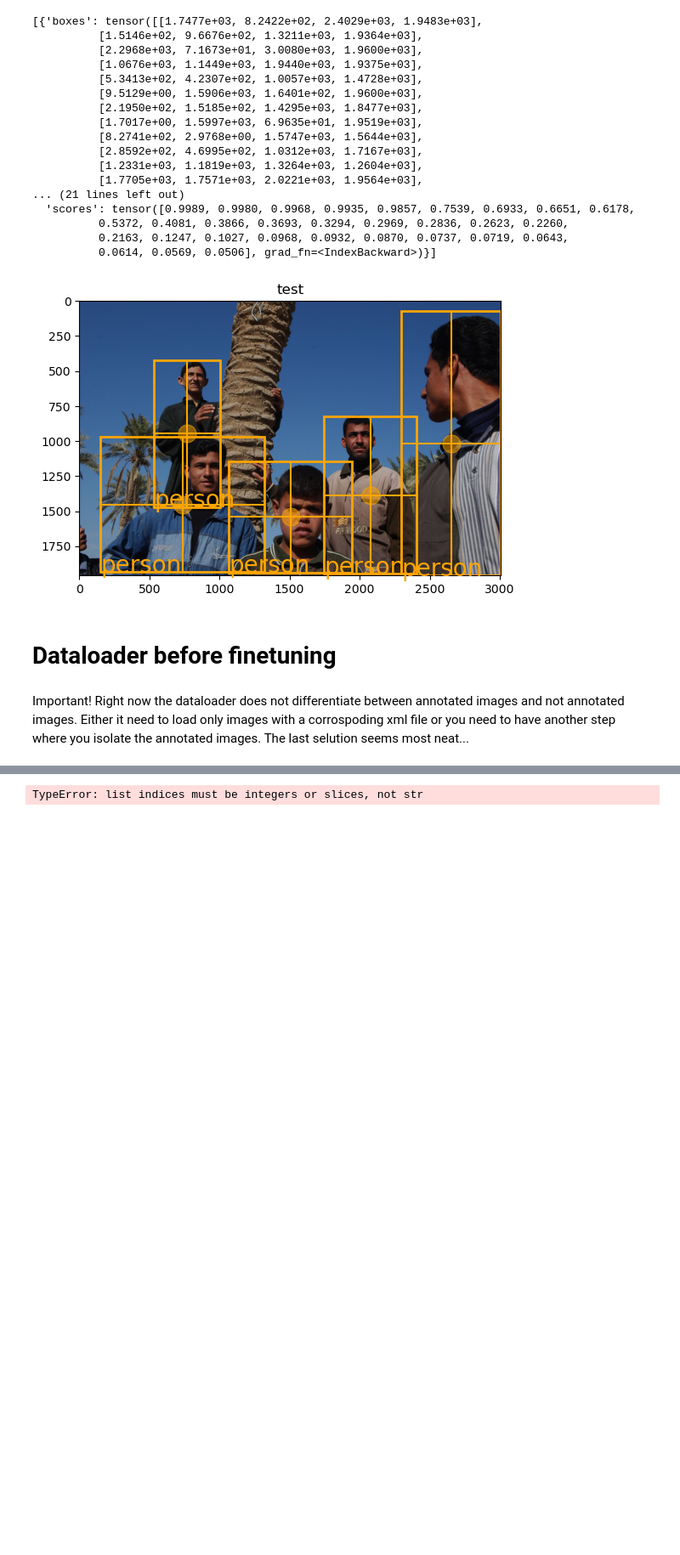
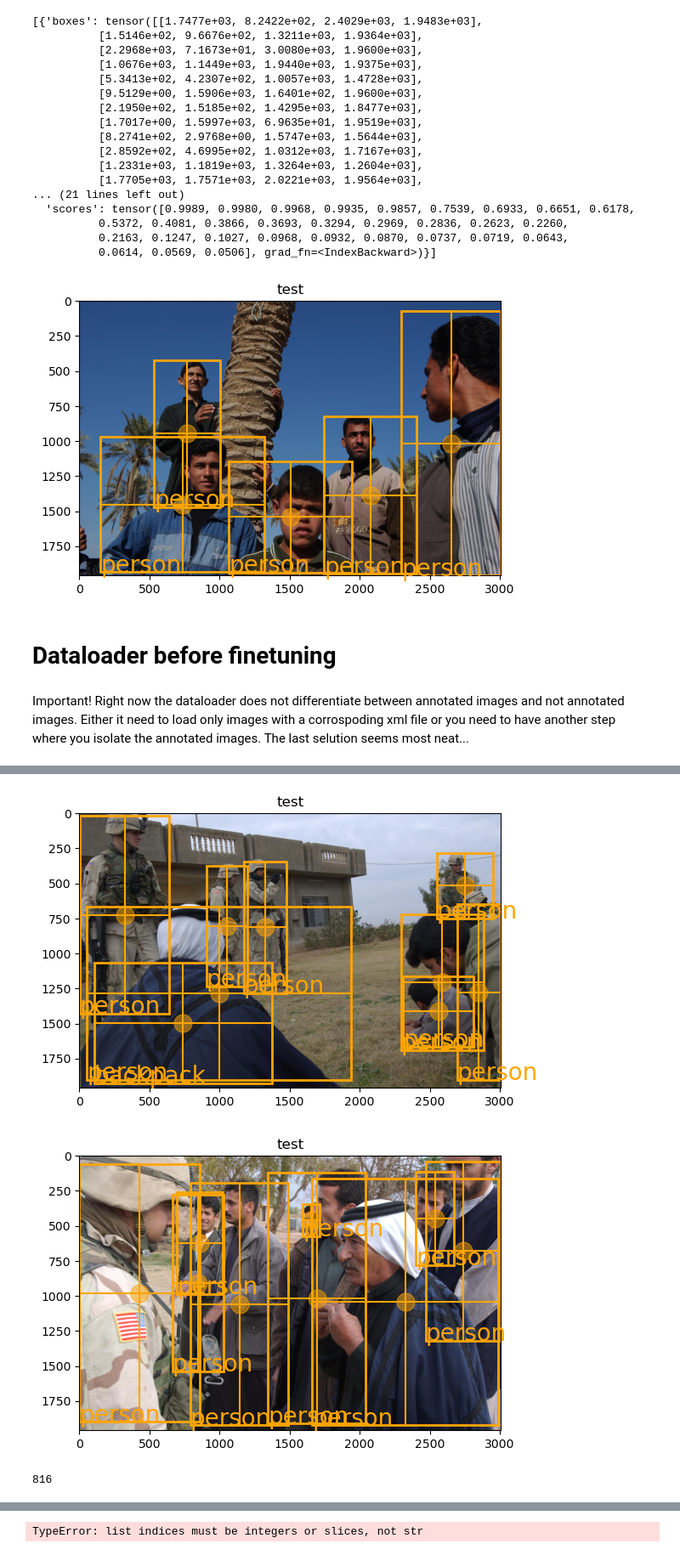
Before and after one commit to Polichinel/jeppes_images_test, a Jupyter notebook: RCNN_test.ipynb, the cells around one changed output, grey strips where cells are left out. Shown at 85% size. Drawn from its saved outputs; the diff is of its cells as text; code cells hidden in the pictures; blank space fills up the shorter version.

Commit message:
dataload only take images with xml file

```diff
--- a/RCNN_test.ipynb
+++ b/RCNN_test.ipynb
@@ -166,8 +186,9 @@ class MyDataset(torch.utils.data.Dataset):
     def __init__(self, root = '/home/simon/Documents/Bodies/data/jeppe/', transforms = None):
         self.root = root
         self.transforms = transforms
-        self.imgs = [i for i in list(sorted(os.listdir(os.path.join(root, "images")))) if str(i).split('.')[1] == 'jpg'] # list of images
         self.boxes = [i for i in list(sorted(os.listdir(os.path.join(root, "images")))) if str(i).split('.')[1] == 'xml'] # list of xml files (box info)
+        self.imgs = [f"{i.split('.')[0]}.jpg" for i in self.boxes] # list of images - only take images with box info!
+        #self.imgs = [i for i in list(sorted(os.listdir(os.path.join(root, "images")))) if str(i).split('.')[1] == 'jpg'] # list of images
         self.classes = open(os.path.join(root, "images/classes.txt"),"r").read().split('\n')[0:-1] # the classes from the classes.txt file
         self.classes_int = np.arange(1,len(self.classes)+1) # from 1 since no background '0'
 
@@ -182,7 +203,7 @@ class MyDataset(torch.utils.data.Dataset):
         #img = Image.open(img_path).convert("RGB") # maybe you also need the dim and norm stuff here.
         img = cv2.imread(img_path)
         img = cv2.cvtColor(img, cv2.COLOR_BGR2RGB)
-        img = np.moveaxis(img, -1, 0) # move channels in front so c,h,w
+        img = np.moveaxis(img, -1, 0) # move channels in front so h,w,c -> c,h,w
         img = img / 255.0 # norm ot range 0-1. Might move out..
         img = torch.Tensor(img)
 
@@ -236,5 +257,12 @@ class MyDataset(torch.utils.data.Dataset):
     def __len__(self):
         return len(self.imgs) # right now you do not differentiate between annotated images and not annotated images...
 # %%
+# prediction with costum dataloader
+
 dataset = MyDataset()
 data_loader = torch.utils.data.DataLoader(dataset, batch_size=2)
+
+images,targets = next(iter(data_loader))[0:3]
+
+model.eval()
+predictions = model(images)
@@ -243,8 +268,0 @@ images,targets = next(iter(data_loader))[0:3]
-# %%
-predictions = []
-
-model.eval()
-for i in images:
-    predictions.append(model(i.unsqueeze(0))) #re-add the batch dim removed by the for loop
-
-predictions # boxes in xmin, ymin, xmax, ymax format
@@ -268,0 +269,57 @@ predictions # boxes in xmin, ymin, xmax, ymax format
+# %%
+for i,j in enumerate(images): # iterate over images i
+    img = j.detach().numpy() # detach from device and tensor to numpy
+    img = np.moveaxis(img, 0, -1) # move channels back so c,h,w -> h,w,c
+    # note image is still range (0,1)
+
+    threshold = .8 # needs to be and input to the function
+    color = 'orange' # needs to vary according to class
+
+    n_obj = predictions[i]['boxes'].shape[0]
+
+    #plot prediction boundry boxes
+    for k in range(n_obj): # iterate over objects j in image i
+
+        if predictions[i]['scores'][k] > threshold: # is the predictions clear the threshold
+
+            box = predictions[i]['boxes'][k].detach().numpy() # boxes in xmin, ymin, xmax, ymax format
+
+            xmin = box[0]
+            ymin = box[1]
+            xmax = box[2]
+            ymax = box[3]
+
+            xdiff = xmax - xmin
+            ydiff = ymax - ymin
+
+            xcenter = xmin + xdiff/2
+            ycenter = ymin + ydiff/2
+
+
+            plt.plot(xcenter, ycenter,'o', ms = 15, alpha = 0.5, color = color)
+
+            plt.hlines(ycenter, xmin, xmax, color = color)
+            plt.vlines(xcenter, ymin, ymax, color = color)
+
+            plt.annotate(inst_classes[predictions[i]['labels'][k]], [xmin, ymax], fontsize = 20, color = color)
+
+            rect = Rectangle((xmin, ymin),xdiff,ydiff,linewidth = 2, edgecolor = color, facecolor='none')
+
+            ax = plt.gca()
+            ax.add_patch(rect)
+
+    #plot target boundry boxes
+
+
+    # plot image
+    plt.imshow(img)
+    plt.title('test')
+
+    plt.show()
+# %% [output]
+[figure, added]
+[figure, added]
+# %%
+dataset.__len__()
+# %% [output]
+816
```
Also changed, not shown: parts of 7 cells of this notebook.
